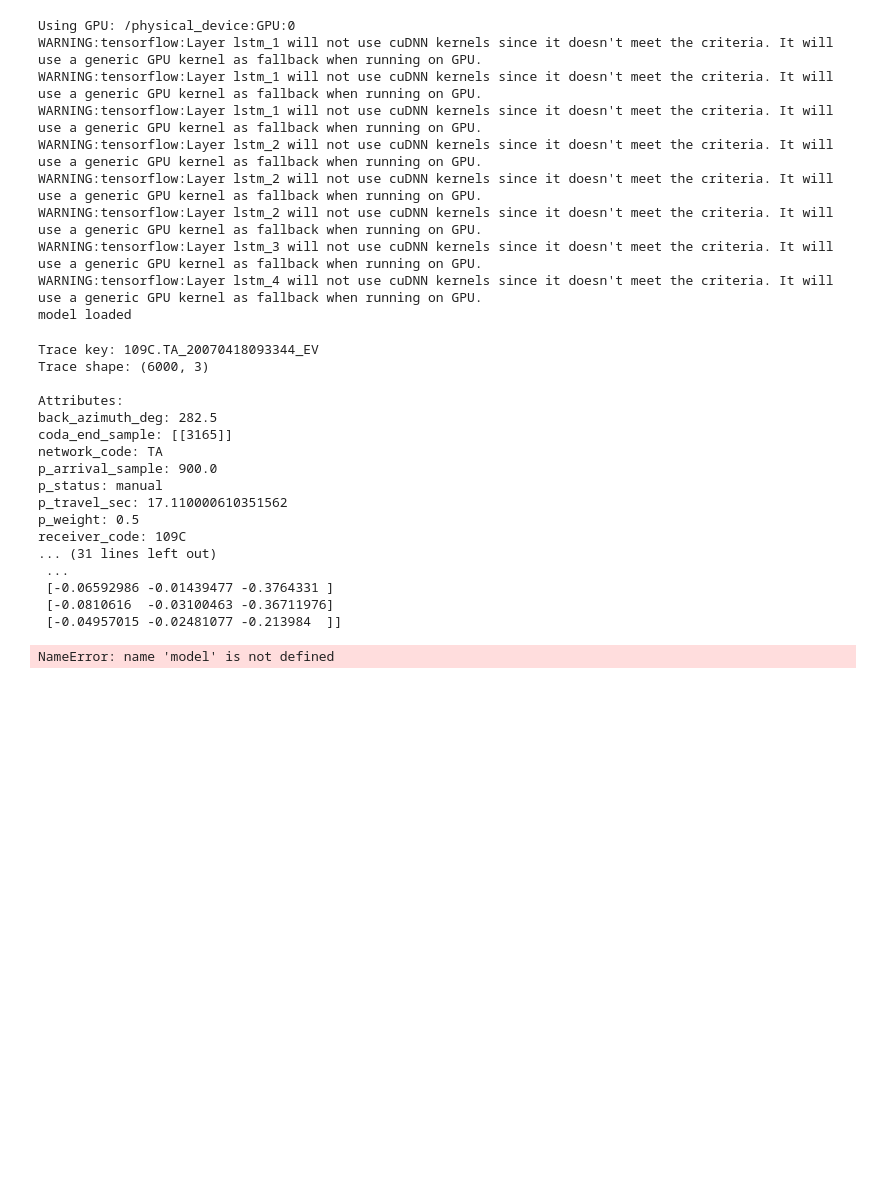
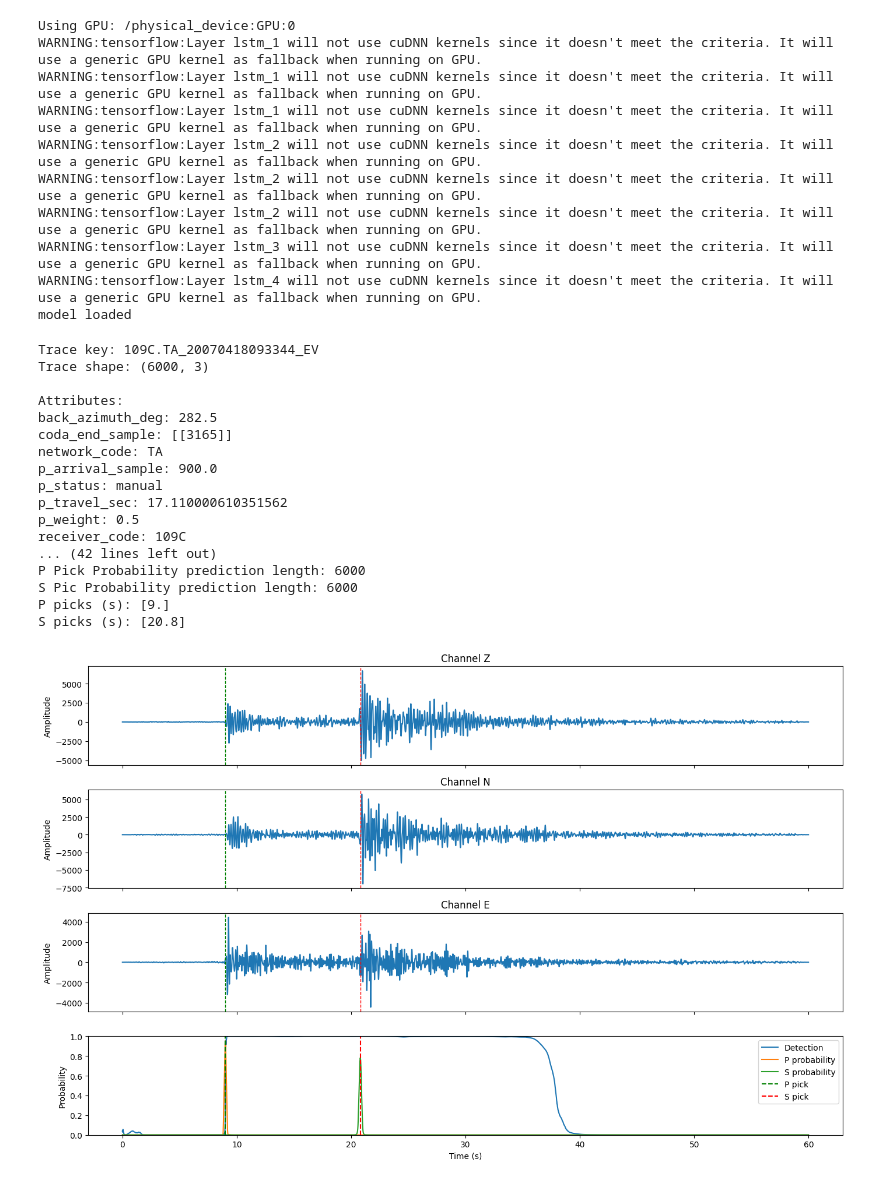
Before and after one commit to NaufalH27/messaging-simulation, a Jupyter notebook: example.ipynb, the cells around one changed output. Drawn from its saved outputs; the diff is of its cells as text; code cells hidden in the pictures; blank space fills up the shorter version.

```diff
--- a/example.ipynb
+++ b/example.ipynb
@@ -58,9 +58,9 @@ TRACE_INDEX = 17
 FS = 100.0
 WINDOW_SAMPLES = 6000
 
-DET_THRESHOLD = 0.2
-P_THRESHOLD   = 0.1
-S_THRESHOLD   = 0.1
+DET_THRESHOLD = 0.5
+P_THRESHOLD   = 0.3
+S_THRESHOLD   = 0.3
 MIN_DISTANCE_SEC = 0.5
 
 with h5py.File(HDF5_PATH, "r") as f:
@@ -131,36 +131,36 @@ for pt in p_times:
 
 for st in s_times:
     axes[3].axvline(st, color="red", linestyle="--", label="S pick")
 
 axes[3].set_ylim(0.0, 1.0)
 axes[3].set_ylabel("Probability")
 axes[3].set_xlabel("Time (s)")
 
 handles, labels = axes[3].get_legend_handles_labels()
 by_label = dict(zip(labels, handles))
 axes[3].legend(by_label.values(), by_label.keys(), loc="upper right")
 
 for ax in axes[:-1]:
     ax.label_outer()
 
 plt.tight_layout()
 plt.show()
 # %% [output]
 Trace key: 109C.TA_20070418093344_EV
 Trace shape: (6000, 3)
 
 Attributes:
 back_azimuth_deg: 282.5
 coda_end_sample: [[3165]]
 network_code: TA
 p_arrival_sample: 900.0
 p_status: manual
 p_travel_sec: 17.110000610351562
 p_weight: 0.5
 receiver_code: 109C
-... (31 lines left out)
- ...
- [-0.06592986 -0.01439477 -0.3764331 ]
- [-0.0810616  -0.03100463 -0.36711976]
- [-0.04957015 -0.02481077 -0.213984  ]]
+... (42 lines left out)
+P Pick Probability prediction length: 6000
+S Pic Probability prediction length: 6000
+P picks (s): [9.]
+S picks (s): [20.8]
-NameError: name 'model' is not defined
+[figure, added]
```
Also changed, not shown: 2 other files.
